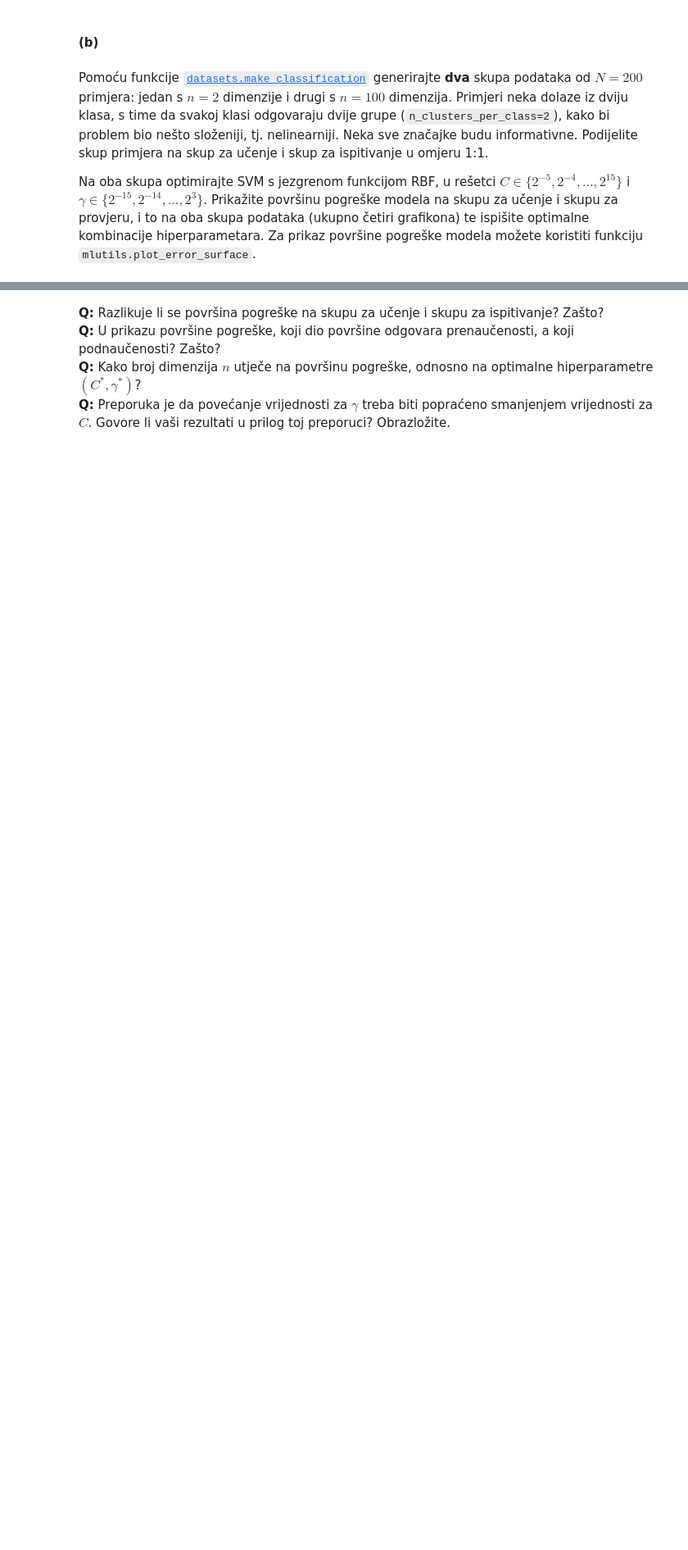
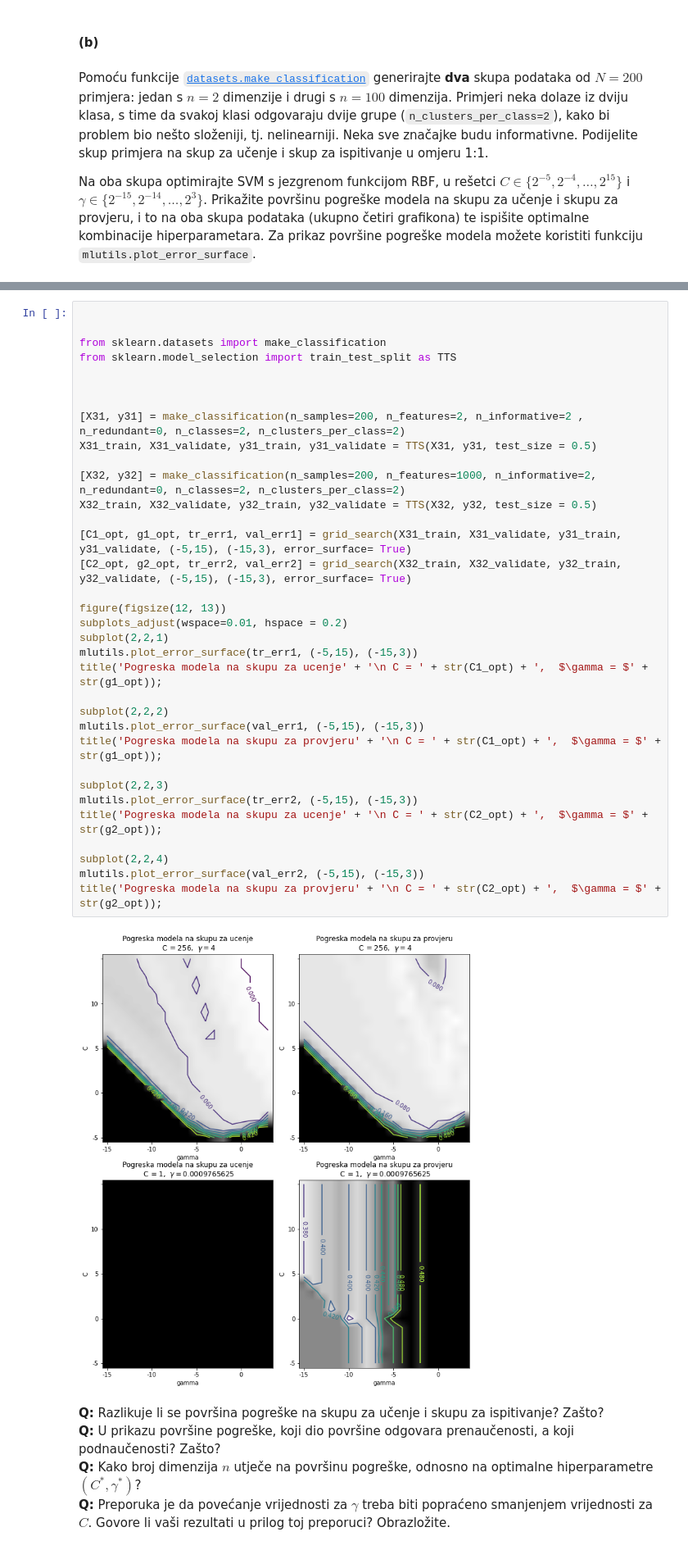
Before and after one commit to sskender/machine-learning-1, a Jupyter notebook: SU1-2021-08-09-10-SVM.ipynb, the cells around one changed output, grey strips where cells are left out. Shown at 82% size. Drawn from its saved outputs; the diff is of its cells as text; blank space fills up the shorter version.

```diff
--- a/SU1-2021-08-09-10-SVM.ipynb
+++ b/SU1-2021-08-09-10-SVM.ipynb
@@ -258,3 +373,39 @@ from sklearn.model_selection import train_test_split
+# %%
+
+
+from sklearn.datasets import make_classification
+from sklearn.model_selection import train_test_split as TTS
+
+
+
+[X31, y31] = make_classification(n_samples=200, n_features=2, n_informative=2 , n_redundant=0, n_classes=2, n_clusters_per_class=2)
+X31_train, X31_validate, y31_train, y31_validate = TTS(X31, y31, test_size = 0.5)
+
+[X32, y32] = make_classification(n_samples=200, n_features=1000, n_informative=2, n_redundant=0, n_classes=2, n_clusters_per_class=2)
+X32_train, X32_validate, y32_train, y32_validate = TTS(X32, y32, test_size = 0.5)
+
+[C1_opt, g1_opt, tr_err1, val_err1] = grid_search(X31_train, X31_validate, y31_train, y31_validate, (-5,15), (-15,3), error_surface= True)
+[C2_opt, g2_opt, tr_err2, val_err2] = grid_search(X32_train, X32_validate, y32_train, y32_validate, (-5,15), (-15,3), error_surface= True)
+
+figure(figsize(12, 13))
+subplots_adjust(wspace=0.01, hspace = 0.2)
+subplot(2,2,1)
+mlutils.plot_error_surface(tr_err1, (-5,15), (-15,3))
+title('Pogreska modela na skupu za ucenje' + '\n C = ' + str(C1_opt) + ',  $\gamma = $' + str(g1_opt));
+
+subplot(2,2,2)
+mlutils.plot_error_surface(val_err1, (-5,15), (-15,3))
+title('Pogreska modela na skupu za provjeru' + '\n C = ' + str(C1_opt) + ',  $\gamma = $' + str(g1_opt));
+
+subplot(2,2,3)
+mlutils.plot_error_surface(tr_err2, (-5,15), (-15,3))
+title('Pogreska modela na skupu za ucenje' + '\n C = ' + str(C2_opt) + ',  $\gamma = $' + str(g2_opt));
+
+subplot(2,2,4)
+mlutils.plot_error_surface(val_err2, (-5,15), (-15,3))
+title('Pogreska modela na skupu za provjeru' + '\n C = ' + str(C2_opt) + ',  $\gamma = $' + str(g2_opt));
+# %% [output]
+[figure, added]
 # %% [markdown]
 **Q:** Razlikuje li se površina pogreške na skupu za učenje i skupu za ispitivanje? Zašto?
 **Q:** U prikazu površine pogreške, koji dio površine odgovara prenaučenosti, a koji podnaučenosti? Zašto?
```
Also changed, not shown: parts of 18 cells of this notebook, 1 other file.
